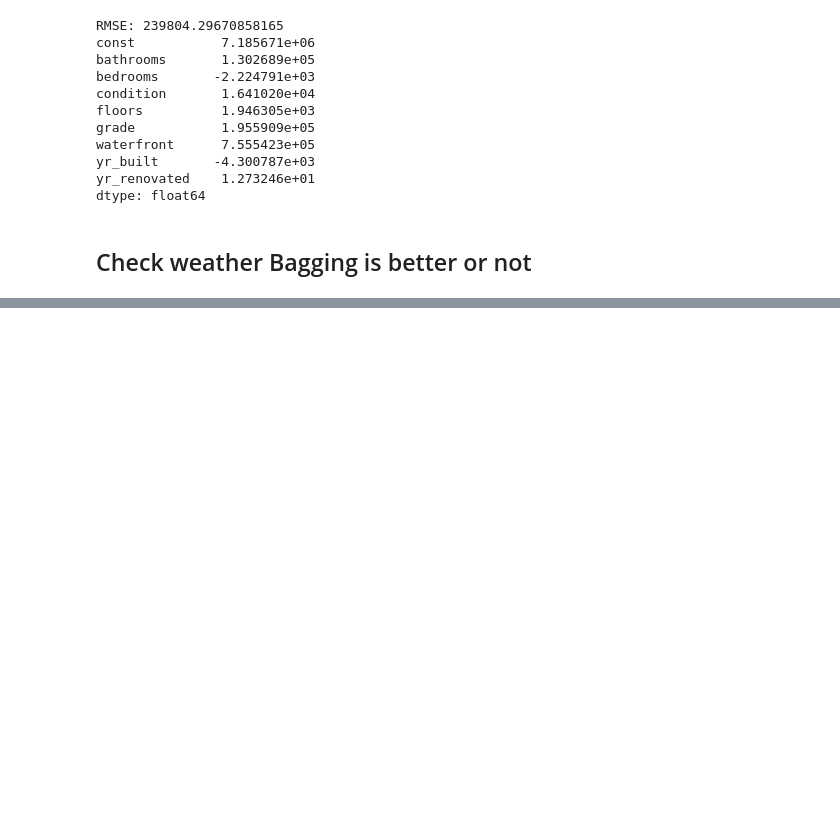
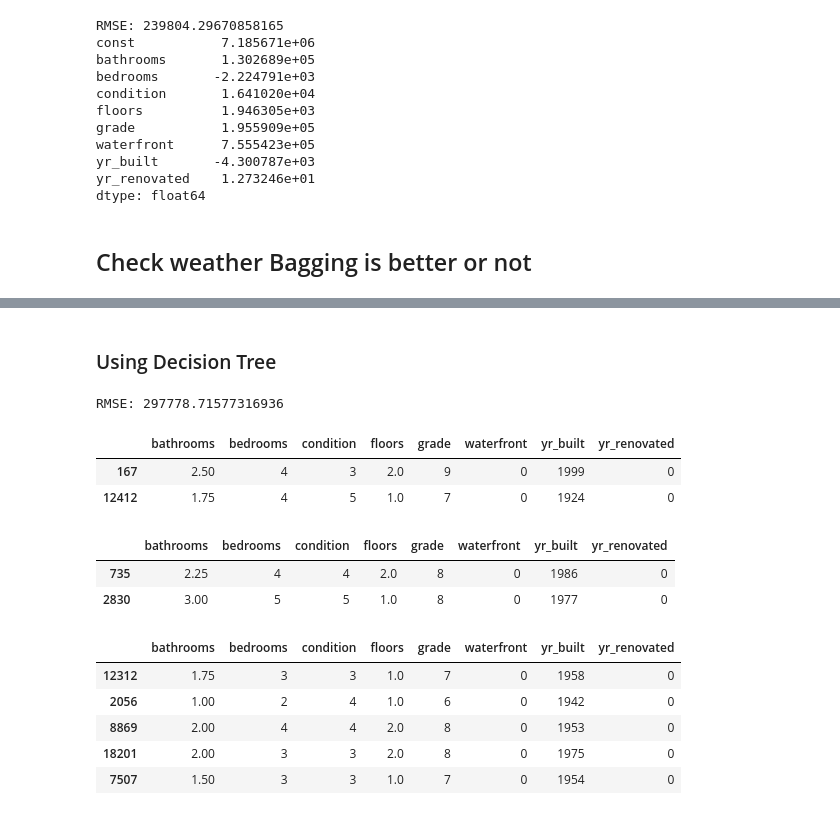
Before and after one commit to krishdb38/All_ML, a Jupyter notebook: fast_campus/part_4_Bagging_practice.ipynb, the cells around one changed output, grey strips where cells are left out. Cells and saved outputs as stored; diff of their text form; code cells hidden in the pictures; blank space fills up the shorter version.

```diff
--- a/fast_campus/part_4_Bagging_practice.ipynb
+++ b/fast_campus/part_4_Bagging_practice.ipynb
@@ -168,0 +303,34 @@ dtype: float64
+# %% [markdown]
+### Using Decision Tree
+# %%
+from sklearn.tree import DecisionTreeRegressor
+decision_tree_model = DecisionTreeRegressor() #
+
+tree_model1 = decision_tree_model.fit(x_train, y_train)
+predict1 = tree_model1.predict(x_test)
+print("RMSE: {}".format(sqrt(mean_squared_error(predict1, y_test))))
+
+# RMSE Result
+# %% [output]
+RMSE: 297778.71577316936
+# %%
+x_train.head(2)
+# %% [output]
+|  | bathrooms | bedrooms | condition | floors | grade | waterfront | yr_built | yr_renovated |
+| 167 | 2.50 | 4 | 3 | 2.0 | 9 | 0 | 1999 | 0 |
+| 12412 | 1.75 | 4 | 5 | 1.0 | 7 | 0 | 1924 | 0 |
+# %%
+x_test.head(2)
+# %% [output]
+|  | bathrooms | bedrooms | condition | floors | grade | waterfront | yr_built | yr_renovated |
+| 735 | 2.25 | 4 | 4 | 2.0 | 8 | 0 | 1986 | 0 |
+| 2830 | 3.00 | 5 | 5 | 1.0 | 8 | 0 | 1977 | 0 |
+# %%
+x_train_sm.head()# run after below loop
+# %% [output]
+|  | bathrooms | bedrooms | condition | floors | grade | waterfront | yr_built | yr_renovated |
+| 12312 | 1.75 | 3 | 3 | 1.0 | 7 | 0 | 1958 | 0 |
+| 2056 | 1.00 | 2 | 4 | 1.0 | 6 | 0 | 1942 | 0 |
+| 8869 | 2.00 | 4 | 4 | 2.0 | 8 | 0 | 1953 | 0 |
+| 18201 | 2.00 | 3 | 3 | 2.0 | 8 | 0 | 1975 | 0 |
+| 7507 | 1.50 | 3 | 3 | 1.0 | 7 | 0 | 1954 | 0 |
```
Also changed, not shown: parts of 21 cells of this notebook, 7 other files.
